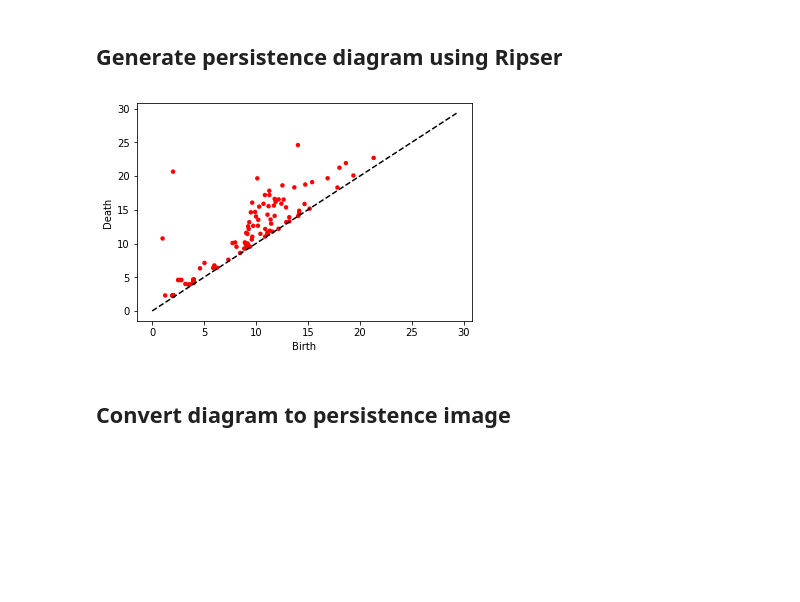
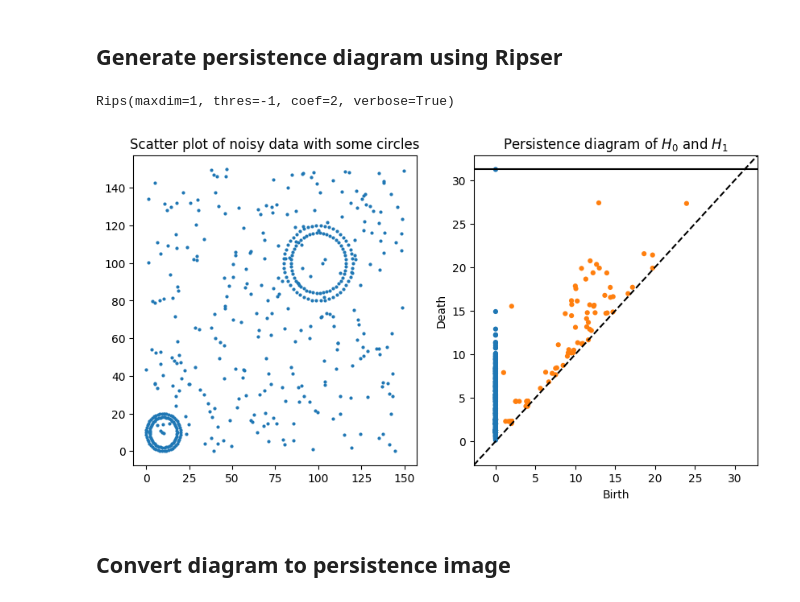
Before and after one commit to scikit-tda/persim, a Jupyter notebook: notebooks/Persistence Images.ipynb, the cells around one changed output. Cells and saved outputs as stored; diff of their text form; code cells hidden in the pictures; blank space fills up the shorter version.

Commit message:
update notebooks with newer API and add images to readme

```diff
--- a/notebooks/Persistence Images.ipynb
+++ b/notebooks/Persistence Images.ipynb
@@ -25,15 +22,25 @@ from persimmon import PersImage
 # %%
 # lots of random noise and 2 circles
 data = np.concatenate([150 * np.random.random((300,2)),
                        10 + 10 * datasets.make_circles(n_samples=100)[0],
                        100 + 20 * datasets.make_circles(n_samples=100)[0]])
 
 rips = Rips()
-dgm = rips.fit_transform(data)
-diagram = dgm[1]
-rips.plot(diagram)
+dgms = rips.fit_transform(data)
+
+import matplotlib.pyplot as plt
+
+plt.figure(figsize=(10,5))
+plt.subplot(121)
+plt.scatter(data[:,0], data[:,1], s=4)
+plt.title("Scatter plot of noisy data with some circles")
+
+plt.subplot(122)
+rips.plot(dgms, legend=False, show=False)
+plt.title("Persistence diagram of $H_0$ and $H_1$")
 # %% [output]
+Rips(maxdim=1, thres=-1, coef=2, verbose=True)
-[figure, old version]
+[figure, new version]
 # %% [markdown]
 ## Convert diagram to persistence image
 # %%
```
Also changed, not shown: parts of 3 cells of this notebook, 5 other files.
